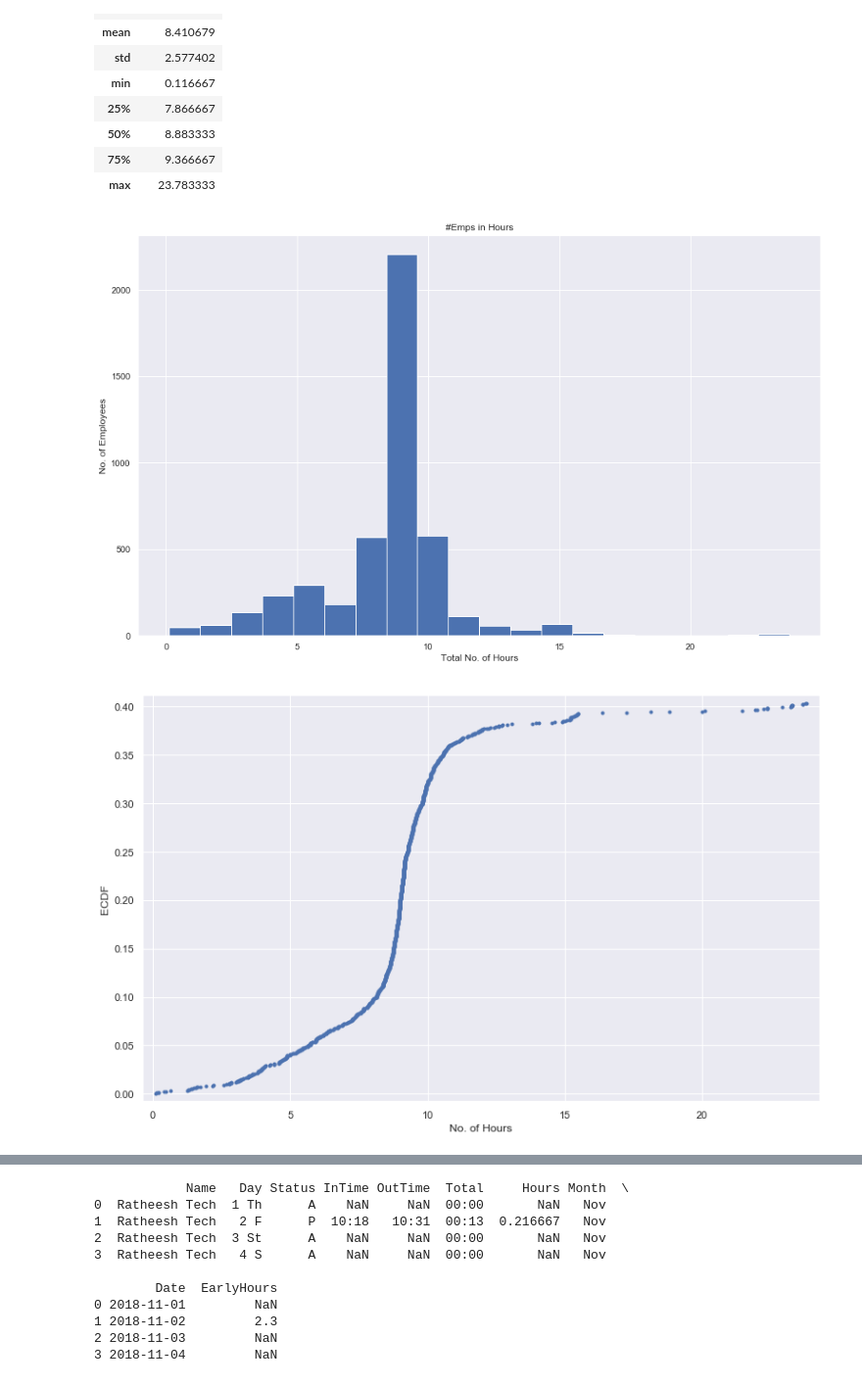
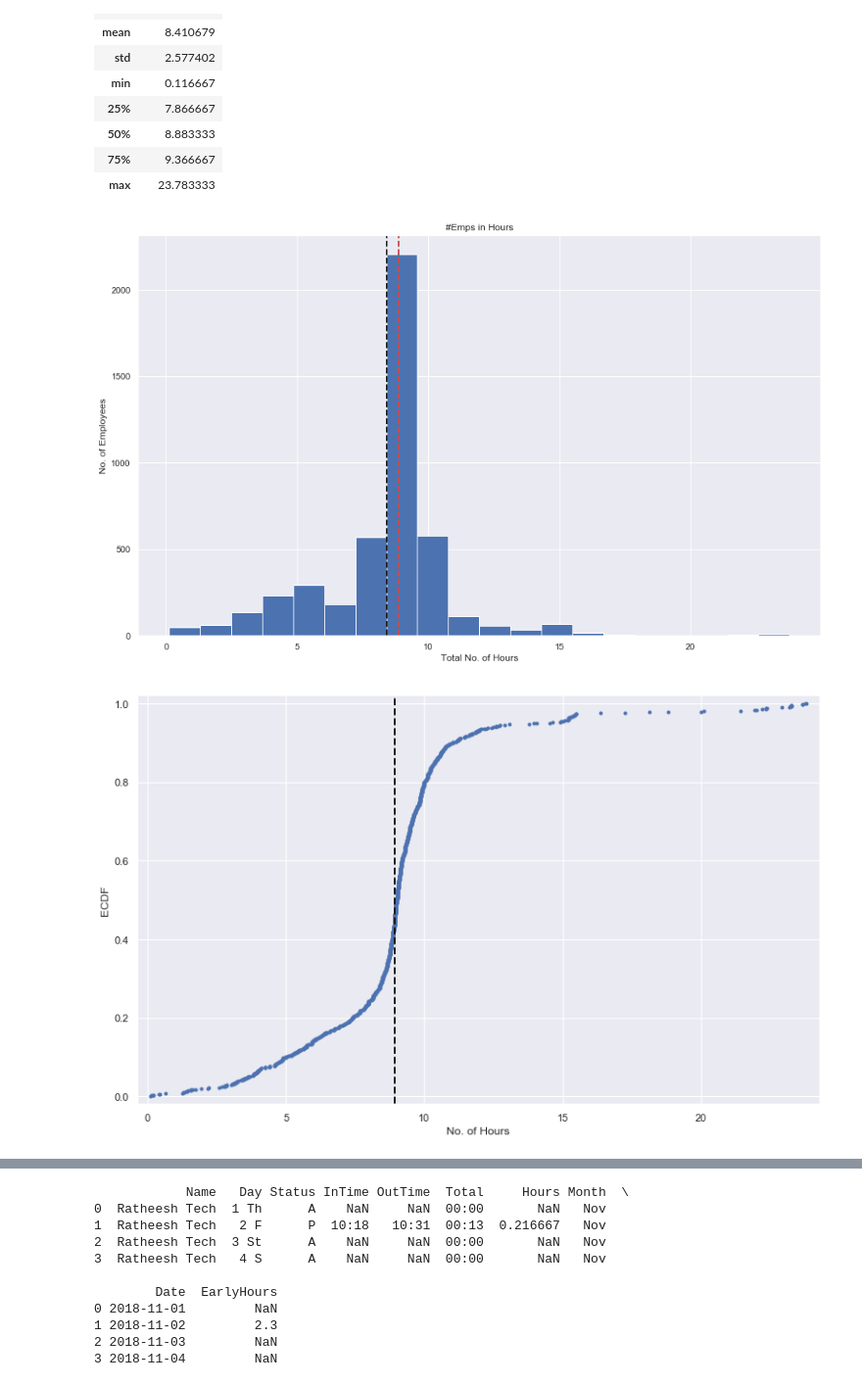
Before and after one commit to csantoshraju/myschoolpage, a Jupyter notebook: MSP_Analysis.ipynb, the cells around one changed output, grey strips where cells are left out. Shown: that part at 98% size. Drawn from its saved outputs; the diff is of its cells as text; code cells hidden in the pictures.

```diff
--- a/MSP_Analysis.ipynb
+++ b/MSP_Analysis.ipynb
@@ -50,22 +47,26 @@ df.describe()
 # Plot the histogram of all months for hours, cumulatively to analyse the distribution.
 sns.set()
 plt.figure(figsize=(13,8))
-plt.hist(df['Hours'], bins=20)
+x = df['Hours'].dropna(how='any')
+plt.hist(x, bins=20)
+plt.axvline(x.mean(), color='k', linestyle='dashed', linewidth=2)
+plt.axvline(x.median(), color='r', linestyle='dashed', linewidth=2)
 plt.xlabel('Total No. of Hours')
 plt.ylabel('No. of Employees')
 plt.title('#Emps in Hours')
 plt.tight_layout()
 plt.show()
 # %% [output]
-[figure, old version]
+[figure, new version]
 # %%
 plt.figure(figsize=(13,8))
-x = np.sort(November['Hours'])
+x = np.sort(November['Hours'].dropna(how='any'))
 y = np.arange(1, len(x)+1) / len(x)
-plt.plot(x, y, marker='.', linestyle='None')
+plt.plot(x, y, marker='.', linestyle='none')
+plt.axvline(x.mean(), color='k', linestyle='dashed', linewidth=2)
 plt.xlabel('No. of Hours')
 plt.ylabel('ECDF')
 plt.margins(0.02)
 plt.show()
 # %% [output]
-[figure, old version]
+[figure, new version]
```
Also changed, not shown: parts of 23 cells of this notebook.
